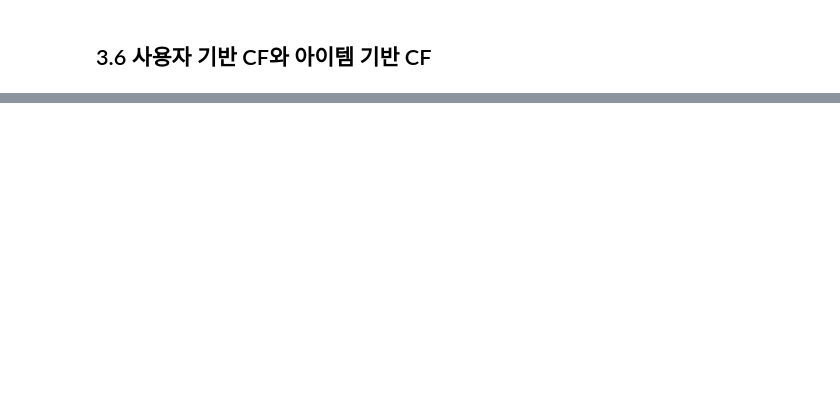
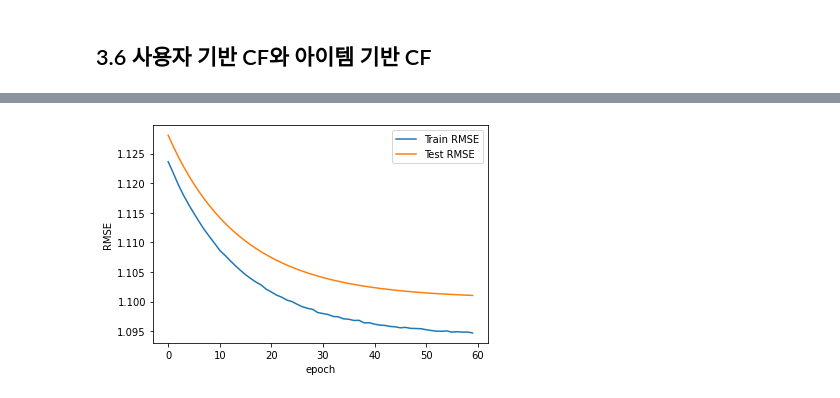
Before and after one commit to lucio-karin0506/SaltLux-Project, a Jupyter notebook: Recommendation System/추천시스템 강의 코드.ipynb, the cells around one changed output, grey strips where cells are left out. Cells and saved outputs as stored; diff of their text form; code cells hidden in the pictures; blank space fills up the shorter version.

```diff
--- a/Recommendation System/추천시스템 강의 코드.ipynb
+++ b/Recommendation System/추천시스템 강의 코드.ipynb
@@ -495,0 +844,21 @@ score(CF_IBCF)
+# %%
+# Keras model
+user = Input(shape=(1, ))
+item = Input(shape=(1, ))
+
+P_embedding = Embedding(M, K, embeddings_regularizer=l2())(user)
+Q_embedding = Embedding(N, K, embeddings_regularizer=l2())(item)
+
+user_bias = Embedding(M, 1, embeddings_regularizer=l2())(user)
+item_bias = Embedding(N, 1, embeddings_regularizer=l2())(item)
+# %%
+# R = Dot(axes=2) ([P_embedding, Q_embedding)
+R = layers.dot([P_embedding, Q_embedding], axes=2)
+R = layers.add([R, user_bias, item_bias])
+R = Flatten()(R)
+
+# model setting
+model = Model(inputs=[user, item], outputs=R)
+model.compile(loss=RMSE, optimizer=SGD(), metrics=[RMSE])
+
+model.summary()
@@ -495,0 +883,12 @@ score(CF_IBCF)
+# %%
+# model fitting
+result = model.fit(
+    x=[ratings_train.user_id.values, ratings_train.movie_id.values],
+    y=ratings_train.rating.values - mu,
+    epochs=60,
+    batch_size=256,
+    validation_data=(
+        [ratings_test.user_id.values, ratings_test.movie_id.values],
+        ratings_test.rating.values - mu
+    )
+)
@@ -495,0 +913,14 @@ score(CF_IBCF)
+# %%
+# Plot RMSE
+import matplotlib.pyplot as plt
+
+plt.plot(result.history['RMSE'], label="Train RMSE")
+plt.plot(result.history['val_RMSE'], label="Test RMSE")
+
+plt.xlabel('epoch')
+plt.ylabel('RMSE')
+plt.legend()
+
+plt.show()
+# %% [output]
+[figure, added]
```
Also changed, not shown: parts of 75 cells of this notebook.
